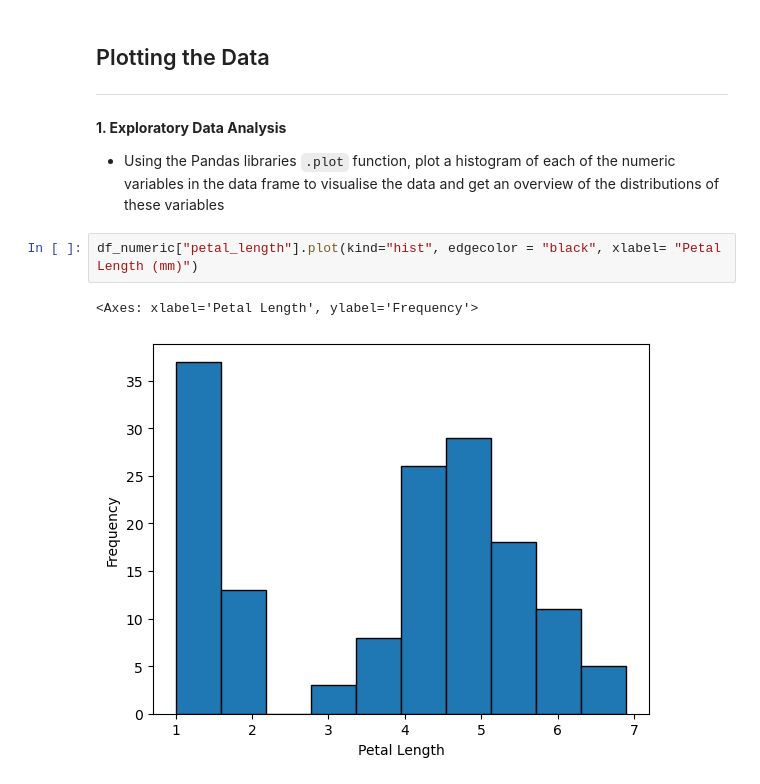
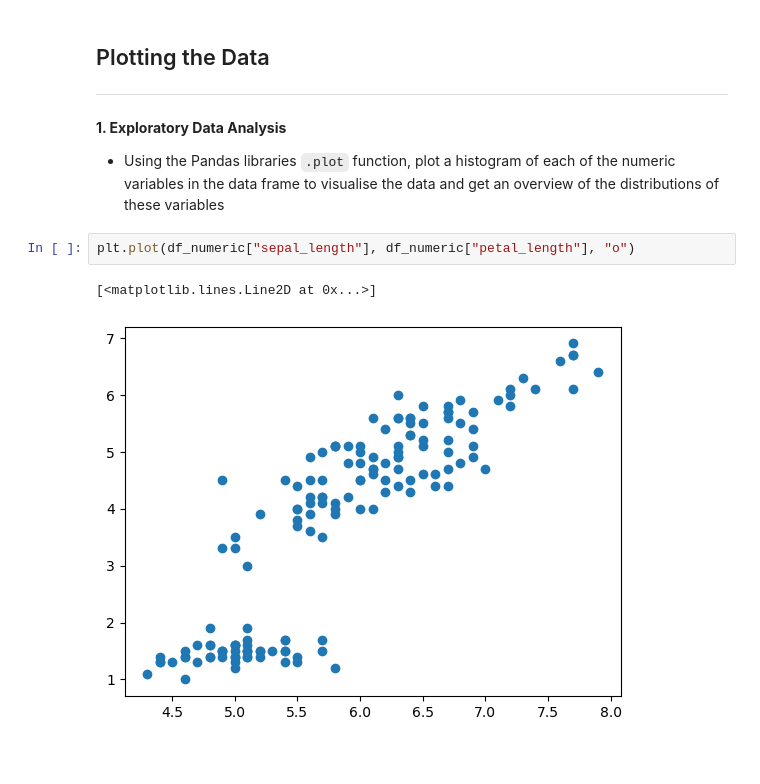
Before and after one commit to a-o-connor/pands-project, a Jupyter notebook: iris_analysis.ipynb, the cells around one changed output. Cells and saved outputs as stored; diff of their text form; blank space fills up the shorter version.

````diff
--- a/iris_analysis.ipynb
+++ b/iris_analysis.ipynb
@@ -111,8 +111,8 @@ Negative numbers represent a negative correlation between the two variables (i.e
 ********
 **1. Exploratory Data Analysis**
 - Using the Pandas libraries ```.plot``` function, plot a histogram of each of the numeric variables in the data frame to visualise the data and get an overview of the distributions of these variables
-# %%
-df_numeric["petal_length"].plot(kind="hist", edgecolor = "black", xlabel= "Petal Length (mm)")
-# %% [output]
-<Axes: xlabel='Petal Length', ylabel='Frequency'>
-[figure, removed]
+# %%
+plt.plot(df_numeric["sepal_length"], df_numeric["petal_length"], "o")
+# %% [output]
+[<matplotlib.lines.Line2D at 0x...>]
+[figure, added]
````
Also changed, not shown: parts of 6 cells of this notebook, 1 other file.
